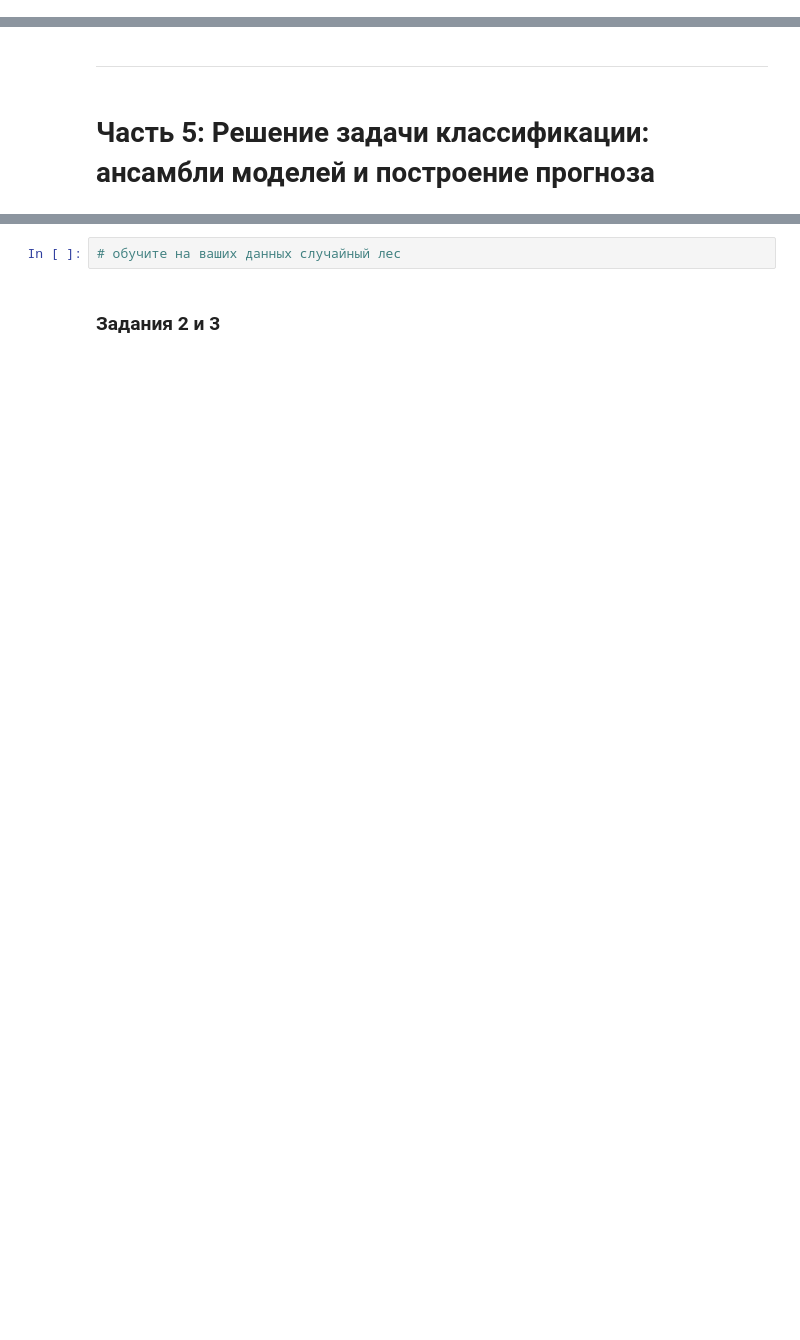
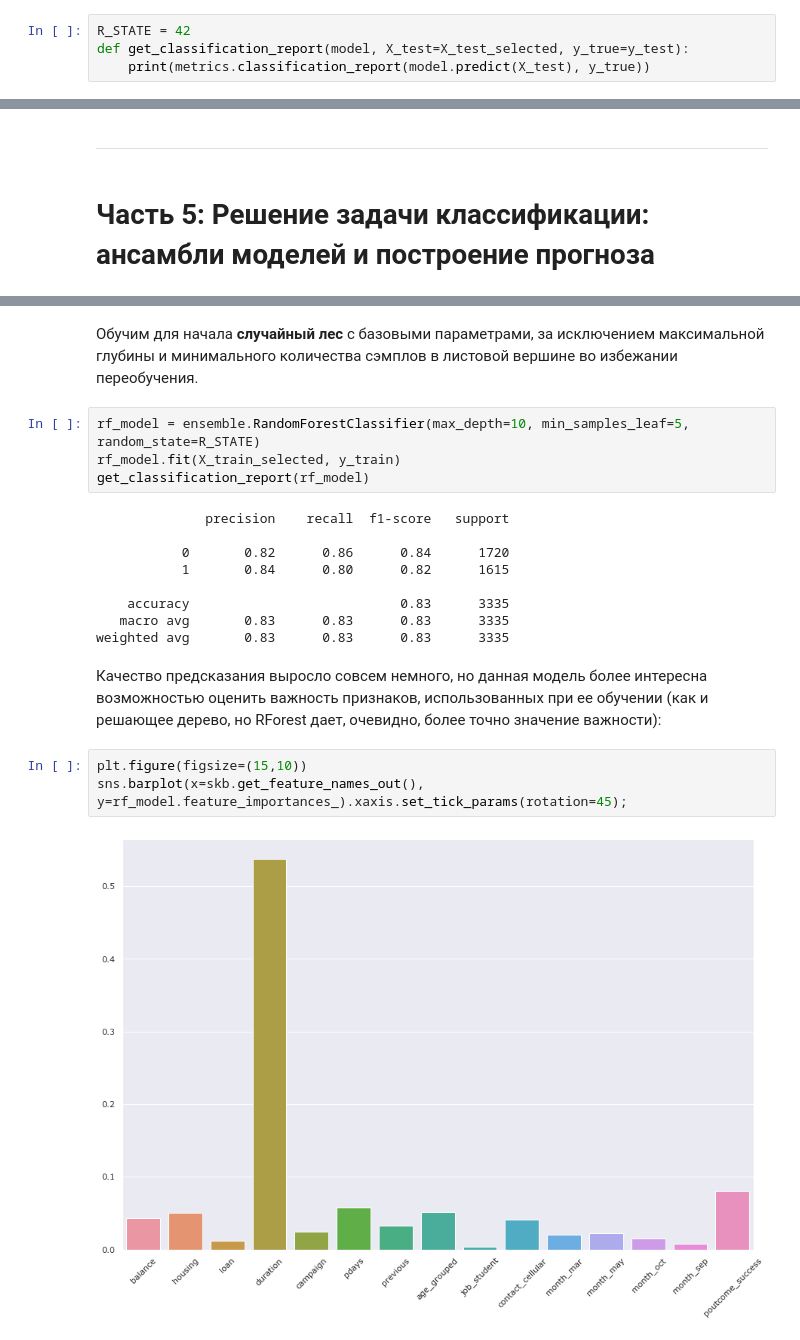
Before and after one commit to illbeurs/DS-Course, a Jupyter notebook: DS_Course_Folder/My projects/Bank_Сustomer_Сlassification/Project_4_ML.ipynb, the cells around one changed output, grey strips where cells are left out. Drawn from its saved outputs; the diff is of its cells as text; blank space fills up the shorter version.

```diff
--- a/DS_Course_Folder/My projects/Bank_Сustomer_Сlassification/Project_4_ML.ipynb
+++ b/DS_Course_Folder/My projects/Bank_Сustomer_Сlassification/Project_4_ML.ipynb
@@ -383 +383,5 @@ X_test_selected[:,0].mean()
+# %%
+R_STATE = 42
+def get_classification_report(model, X_test=X_test_selected, y_true=y_test):
+    print(metrics.classification_report(model.predict(X_test), y_true))
 # %% [markdown]
@@ -438,4 +442,22 @@ weighted avg       0.81      0.81      0.81      3335
-# %%
-# обучите на ваших данных случайный лес
-# %% [markdown]
-### Задания 2 и 3
+# %% [markdown]
+Обучим для начала **случайный лес** с базовыми параметрами, за исключением максимальной глубины и минимального количества сэмплов в листовой вершине во избежании переобучения.
+# %%
+rf_model = ensemble.RandomForestClassifier(max_depth=10, min_samples_leaf=5, random_state=R_STATE)
+rf_model.fit(X_train_selected, y_train)
+get_classification_report(rf_model)
+# %% [output]
+              precision    recall  f1-score   support
+
+           0       0.82      0.86      0.84      1720
+           1       0.84      0.80      0.82      1615
+
+    accuracy                           0.83      3335
+   macro avg       0.83      0.83      0.83      3335
+weighted avg       0.83      0.83      0.83      3335
+# %% [markdown]
+Качество предсказания выросло совсем немного, но данная модель более интересна возможностью оценить важность признаков, использованных при ее обучении (как и решающее дерево, но RForest дает, очевидно, более точно значение важности):
+# %%
+plt.figure(figsize=(15,10))
+sns.barplot(x=skb.get_feature_names_out(), y=rf_model.feature_importances_).xaxis.set_tick_params(rotation=45);
+# %% [output]
+[figure, added]
```
Also changed, not shown: parts of 33 cells of this notebook.
